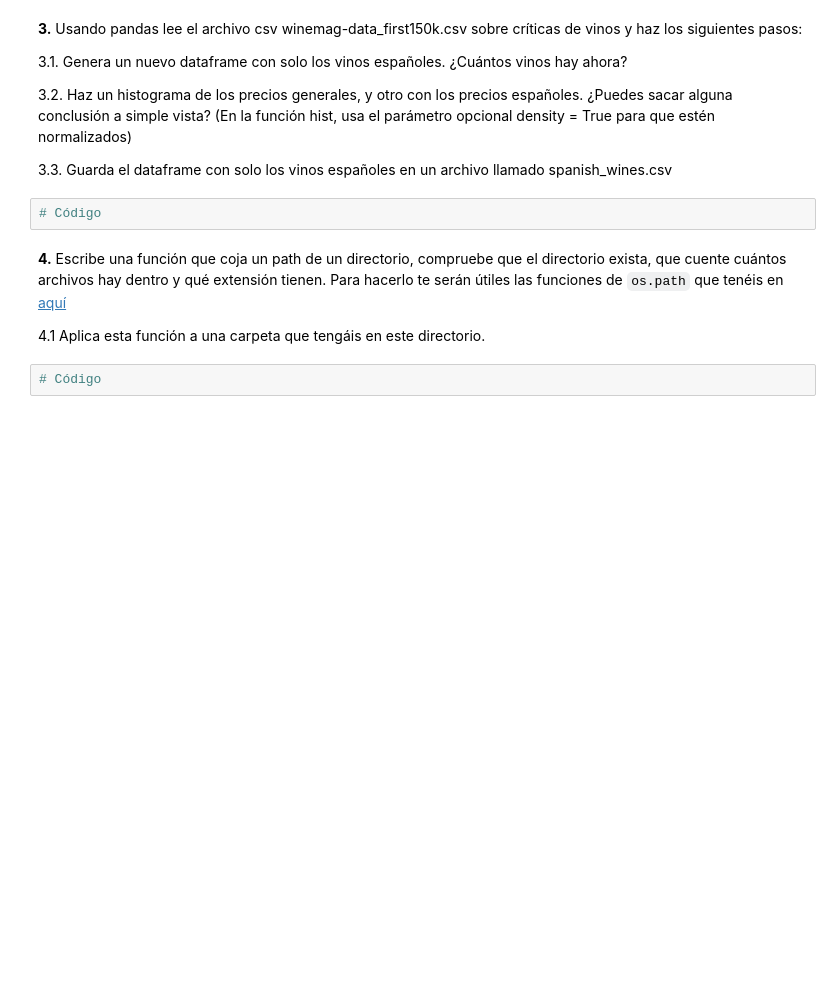
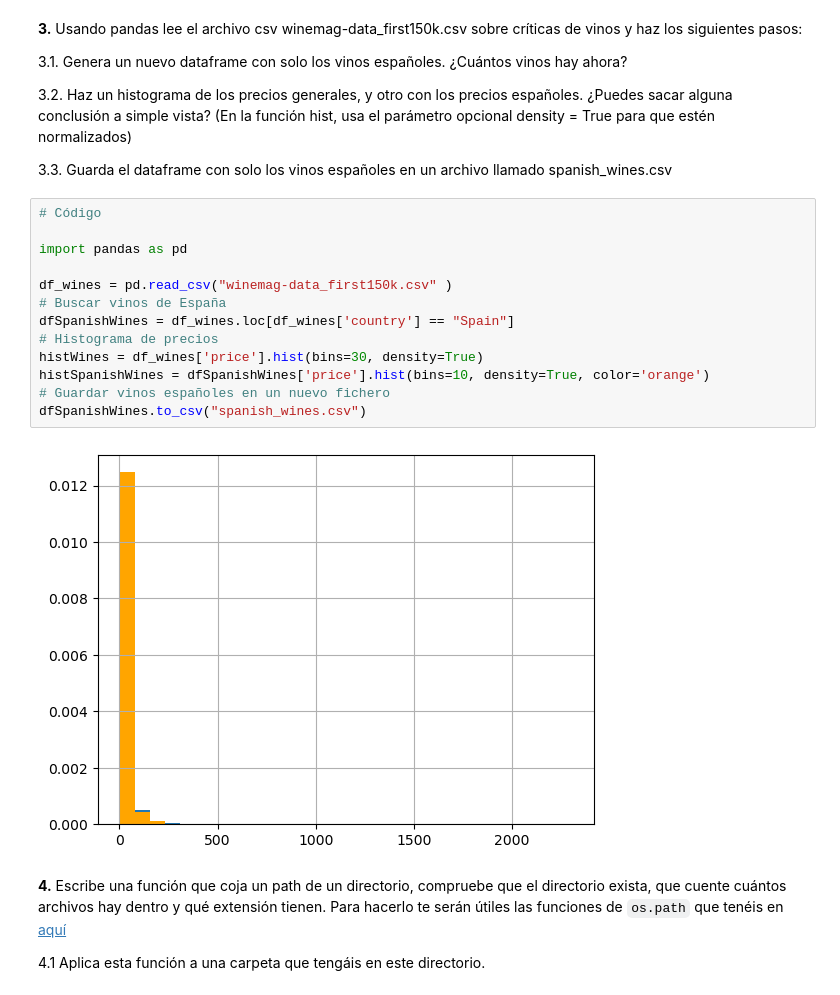
Before and after one commit to manuelo24-jpg/Ejercicios-Python, a Jupyter notebook: tema2/Unidad 2_5 Lectura_y_escritura_de_ficheros_solucion/Unidad 2_5 Lectura_y_escritura_de_ficheros.ipynb, the cells around one changed output. Saved outputs shown, nothing was run; the diff lists cells and outputs as text; blank space fills up the shorter version.

```diff
--- a/tema2/Unidad 2_5 Lectura_y_escritura_de_ficheros_solucion/Unidad 2_5 Lectura_y_escritura_de_ficheros.ipynb
+++ b/tema2/Unidad 2_5 Lectura_y_escritura_de_ficheros_solucion/Unidad 2_5 Lectura_y_escritura_de_ficheros.ipynb
@@ -284,11 +284,22 @@ df.to_excel("prueba_pandas.xlsx")
 ¿Puedes sacar alguna conclusión a simple vista?   (En la función hist, usa el parámetro opcional density = True para que estén normalizados)
 
 3.3. Guarda el dataframe con solo los vinos españoles en un archivo llamado spanish_wines.csv
-# %%
-# Código
+# %%
+# Código
+
+import pandas as pd
+
+df_wines = pd.read_csv("winemag-data_first150k.csv" )
+# Buscar vinos de España
+dfSpanishWines = df_wines.loc[df_wines['country'] == "Spain"]
+# Histograma de precios
+histWines = df_wines['price'].hist(bins=30, density=True)
+histSpanishWines = dfSpanishWines['price'].hist(bins=10, density=True, color='orange')
+# Guardar vinos españoles en un nuevo fichero
+dfSpanishWines.to_csv("spanish_wines.csv")
+# %% [output]
+[figure, added]
 # %% [markdown]
 **4.** Escribe una función que coja un path de un directorio, compruebe que el directorio exista, que cuente cuántos archivos hay dentro y qué extensión tienen. Para hacerlo te serán útiles las funciones de `os.path` que tenéis en [aquí](https://docs.python.org/3/library/os.path.html)
 
 4.1 Aplica esta función a una carpeta que tengáis en este directorio.
-# %%
-# Código
```
Also changed, not shown: parts of 3 cells of this notebook, 2 other files.
